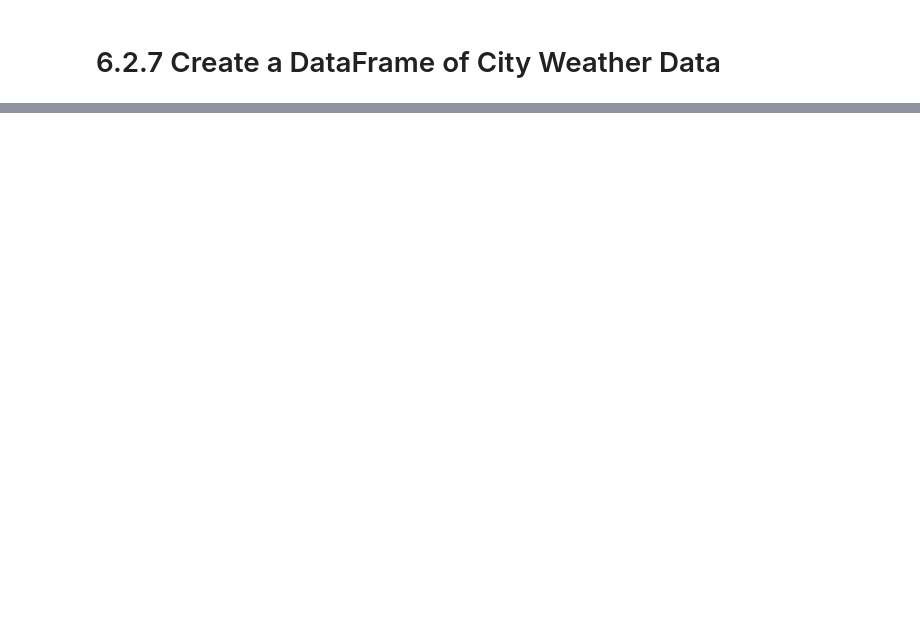
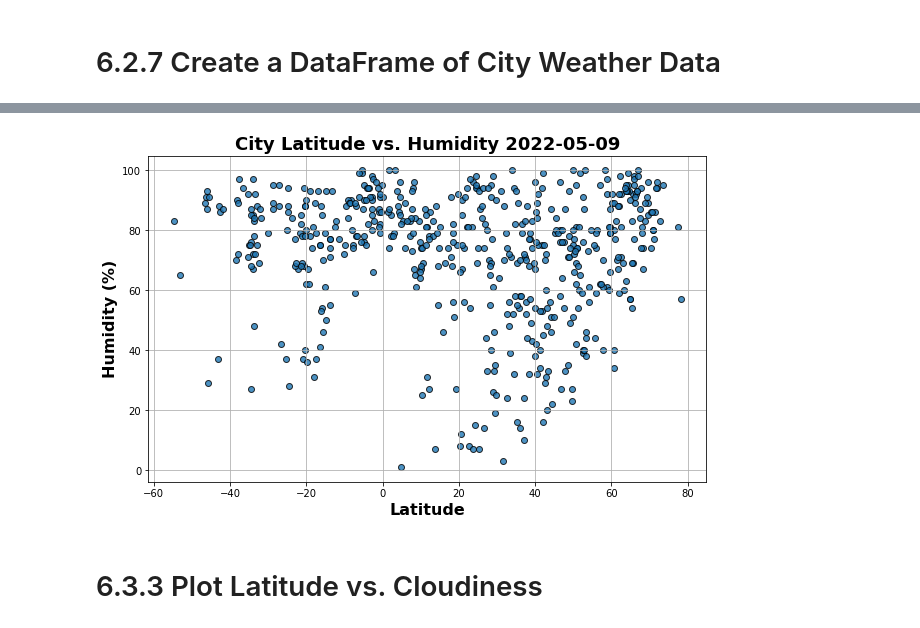
Before and after one commit to elangendorff/World_Weather_Analysis, a Jupyter notebook: WeatherPy.ipynb, the cells around one changed output, grey strips where cells are left out. Drawn from its saved outputs; the diff is of its cells as text; code cells hidden in the pictures; blank space fills up the shorter version.

```diff
--- a/WeatherPy.ipynb
+++ b/WeatherPy.ipynb
@@ -297,0 +370,38 @@ df_city_data.to_csv(output_filepath, index_label='City_ID')
+# %%
+# Build the scatter plot for latitude vs. humidity
+fig, ax = plt.subplots(figsize=(10,6))
+
+ax.scatter(
+    lats,
+    humidity,
+    label='Cities',
+    marker='o',
+    alpha=0.8,
+    edgecolor='black',
+    linewidths=1
+)
+
+# Incorporate the other graph properties.
+ax.set_title(
+    f'City Latitude vs. Humidity '+ time.strftime('%Y-%m-%d'),
+    fontsize=18,
+    fontweight='bold'
+)
+ax.set_ylabel(
+    'Humidity (%)',
+    fontsize=16,
+    fontweight='bold'
+)
+ax.set_xlabel(
+    'Latitude',
+    fontsize=16,
+    fontweight='bold'
+)
+ax.grid()
+
+# Save the figure.
+plt.savefig(os.path.join('.','weather_data','fig2.png'))
+# %% [output]
+[figure, added]
+# %% [markdown]
+# 6.3.3 Plot Latitude vs. Cloudiness
```
Also changed, not shown: parts of 27 cells of this notebook.
